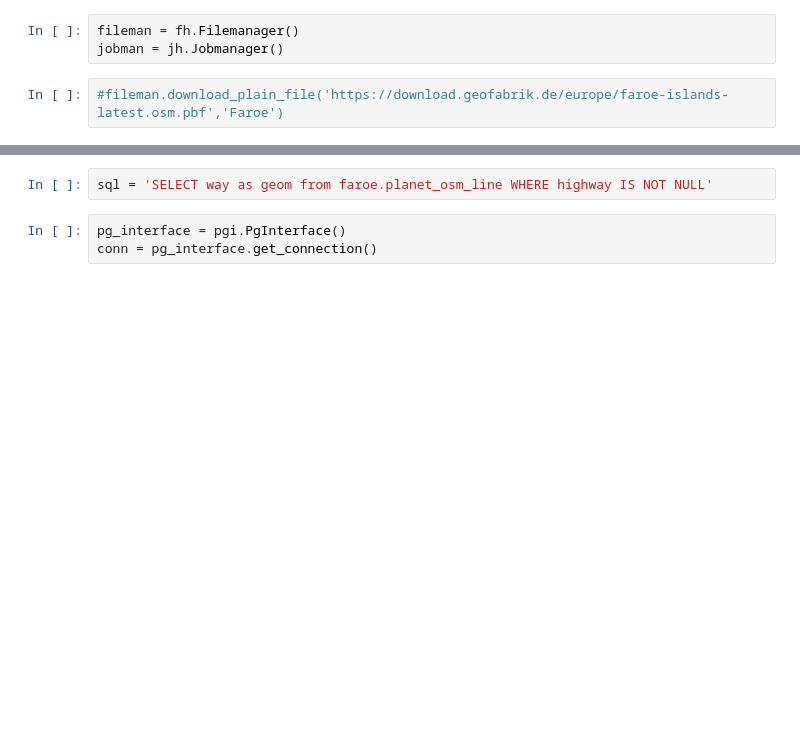
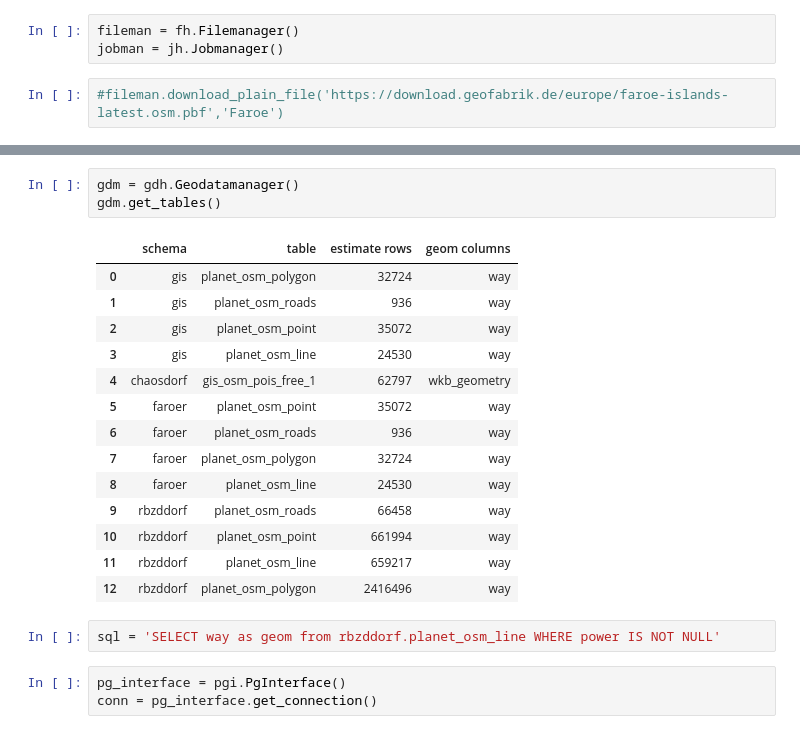
Before and after one commit to cobra79/GeoGeekSuite, a Jupyter notebook: data/jupyter/WorkInProgress/FileManager_OSM.ipynb, the cells around one changed output, grey strips where cells are left out. Drawn from its saved outputs; the diff is of its cells as text; blank space fills up the shorter version.

Commit message:
fix in geodatamanager

```diff
--- a/data/jupyter/WorkInProgress/FileManager_OSM.ipynb
+++ b/data/jupyter/WorkInProgress/FileManager_OSM.ipynb
@@ -23,5 +44,23 @@ jobman.get_jobs(df=True)
+# %%
+gdm = gdh.Geodatamanager()
+gdm.get_tables()
+# %% [output]
+|  | schema | table | estimate rows | geom columns |
+| 0 | gis | planet_osm_polygon | 32724 | way |
+| 1 | gis | planet_osm_roads | 936 | way |
+| 2 | gis | planet_osm_point | 35072 | way |
+| 3 | gis | planet_osm_line | 24530 | way |
+| 4 | chaosdorf | gis_osm_pois_free_1 | 62797 | wkb_geometry |
+| 5 | faroer | planet_osm_point | 35072 | way |
+| 6 | faroer | planet_osm_roads | 936 | way |
+| 7 | faroer | planet_osm_polygon | 32724 | way |
+| 8 | faroer | planet_osm_line | 24530 | way |
+| 9 | rbzddorf | planet_osm_roads | 66458 | way |
+| 10 | rbzddorf | planet_osm_point | 661994 | way |
+| 11 | rbzddorf | planet_osm_line | 659217 | way |
+| 12 | rbzddorf | planet_osm_polygon | 2416496 | way |
 # %%
-sql = 'SELECT way as geom from faroe.planet_osm_line WHERE highway IS NOT NULL'
+sql = 'SELECT way as geom from rbzddorf.planet_osm_line WHERE power IS NOT NULL'
 # %%
 pg_interface = pgi.PgInterface()
 conn = pg_interface.get_connection()
```
Also changed, not shown: parts of 7 cells of this notebook, 3 other files.
